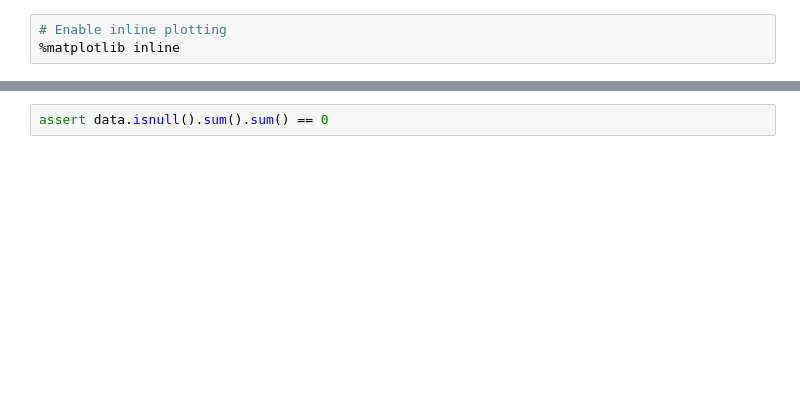
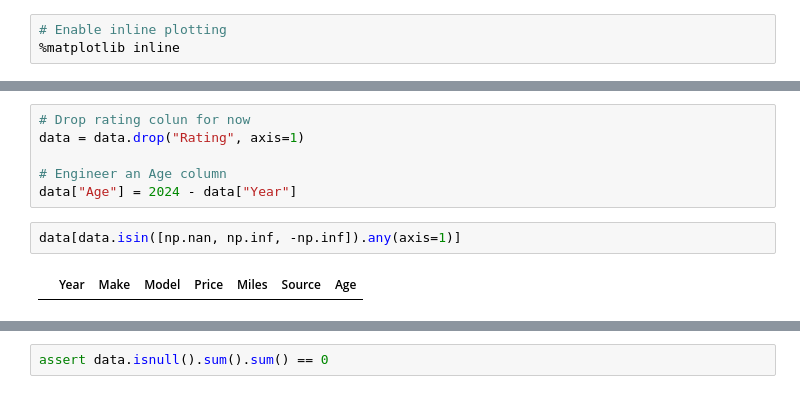
Before and after one commit to JoshCap20/car-scraper-programs, a Jupyter notebook: src/notebooks/combined_analysis.ipynb, the cells around one changed output, grey strips where cells are left out. Drawn from its saved outputs; the diff is of its cells as text; blank space fills up the shorter version.

```diff
--- a/src/notebooks/combined_analysis.ipynb
+++ b/src/notebooks/combined_analysis.ipynb
@@ -20,0 +56,10 @@ data.isnull().sum()
+# %%
+# Drop rating colun for now
+data = data.drop("Rating", axis=1)
+
+# Engineer an Age column
+data["Age"] = 2024 - data["Year"]
+# %%
+data[data.isin([np.nan, np.inf, -np.inf]).any(axis=1)]
+# %% [output]
+|  | Year | Make | Model | Price | Miles | Source | Age |
```
Also changed, not shown: parts of 25 cells of this notebook, 18 other files.
